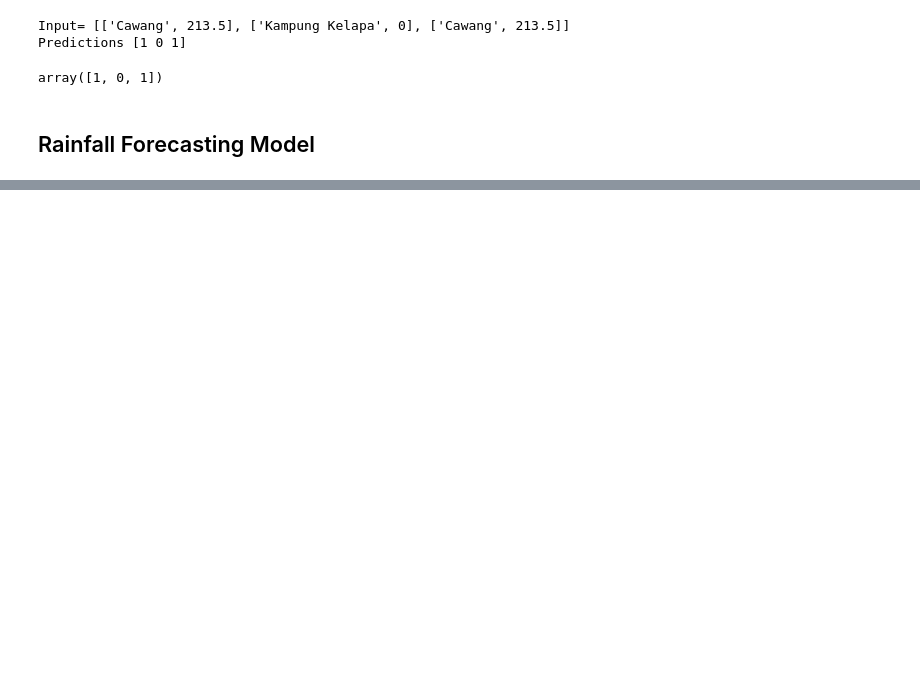
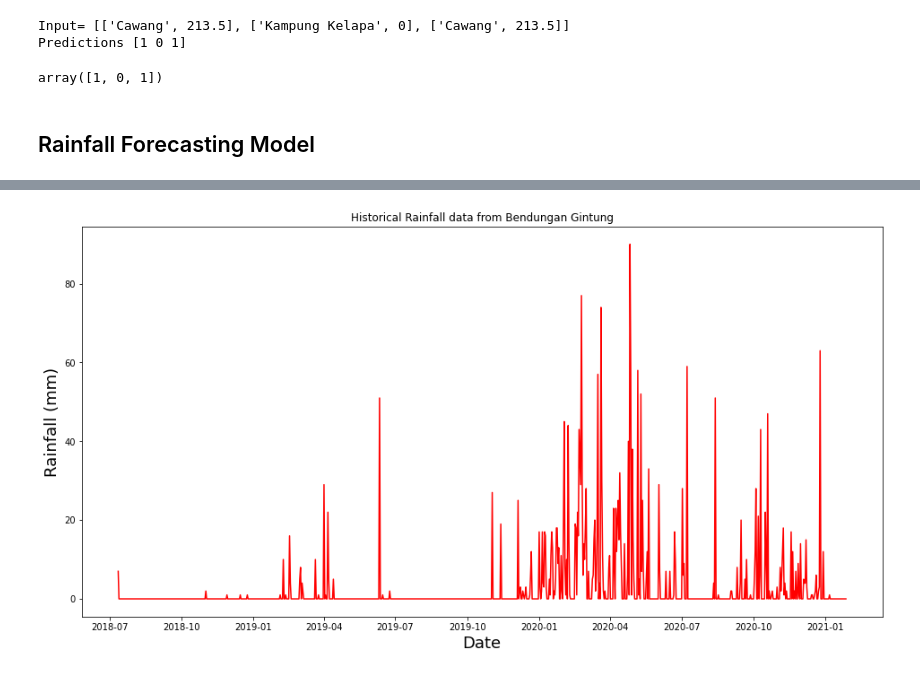
Before and after one commit to red-hat-bangkit/predict-ml, a Jupyter notebook: Predict.ipynb, the cells around one changed output, grey strips where cells are left out. Drawn from its saved outputs; the diff is of its cells as text; code cells hidden in the pictures; blank space fills up the shorter version.

Commit message:
:rocket: Completed ML Model

```diff
--- a/Predict.ipynb
+++ b/Predict.ipynb
@@ -528,15 +492,0 @@ trainning_data_len
-# %%
-train_data = dataset[0:trainning_data_len, :]
-# Split the data into x_train, y_train datasets
-x_train = []
-y_train = []
-
-window = 30 # can predict 30 days ahead
-
-for i in range(window, len(train_data)):
-    x_train.append(train_data[i-window:i, 0])
-    y_train.append(train_data[i, 0])
-    if i<=window:
-        print(x_train)
-        print(y_train)
-        print()
@@ -607,5 +493,69 @@ This will raise an exception in 3.3.
-# %%
-import pickle
-pickle.dump(clf, open("mreg-predict-banjir-%s.pkl"%location, "wb"))
-mcls = pickle.load( open("mreg-predict-banjir-%s.pkl"%location, "rb" ))
-mcls.predict(x_test)
+# %%
+# Generate all regression model for each location
+locations = json.load(open(banjir_mapping_location, "r"))["Location"].keys()
+window = 10 # can predict 10 days ahead
+
+for location in locations:
+  df = get_rainfall_by_location(location)
+
+  # Plot data
+  # plotting the data
+  plt.figure(figsize=(16, 8))
+  plt.title('Historical Rainfall data from %s'%location)
+  plt.plot(df["Date"],df['Rainfall'], color='red')
+  plt.xlabel('Date', fontsize=18)
+  plt.ylabel('Rainfall (mm)', fontsize=18)
+  plt.show()
+
+  # create new data frame with only 'Rainfall' column
+  data = df[['Rainfall']]
+  dataset = data.values # convert the data frame to numpy array
+  trainning_data_len = np.math.ceil(len(dataset)*.8) # number of rows to train model
+
+  # Create feature using sliding window
+  train_data = dataset[0:trainning_data_len, :]
+
+  # Split the data into x_train, y_train datasets
+  x_train = []
+  y_train = []
+  for i in range(window, len(train_data)):
+      x_train.append(train_data[i-window:i, 0])
+      y_train.append(train_data[i, 0])
+
+  x_train, y_train = np.array(x_train), np.array(y_train)
+  clf = LinearRegression(n_jobs=-1)
+  clf.fit(x_train, y_train)
+
+  test_data = dataset[trainning_data_len-window:, :]
+  # Create the data sets x_test and y_test
+  x_test = []
+  y_test = dataset[trainning_data_len:, :]
+  for i in range(window, len(test_data)):
+      x_test.append(test_data[i-window:i, 0])
+
+  # convert the data  to numpy array
+  x_test = np.array(x_test)
+
+  forecast_set = clf.predict(x_test)
+
+  # Accuracy (RMSE)
+  rmse = np.sqrt(np.mean(forecast_set - y_test)**2)
+
+  # plot the data
+  train = data[:trainning_data_len]
+  valid = data[trainning_data_len:]
+  valid['Predictions'] = forecast_set
+
+  # visualization of the data
+  plt.figure(figsize=(16,8))
+  plt.title('Model %s, RMSE(%s)'%(location, rmse))
+  plt.xlabel('Date', fontsize=18)
+  plt.ylabel('Rainfall', fontsize=18)
+  # plt.plot(train['Rainfall'], linewidth=3.5)
+  plt.plot(df[trainning_data_len:]["Date"], valid[['Rainfall', 'Predictions']],  linewidth=3.5)
+  plt.legend(['Valid','Predictions'], loc='upper_center')
+  plt.show()
+
+  pickle.dump(clf, open("models/mreg-predict-banjir-%s.pkl"%location, "wb"))
+# %% [output]
+[figure, added]
```
Also changed, not shown: parts of 26 cells of this notebook.
